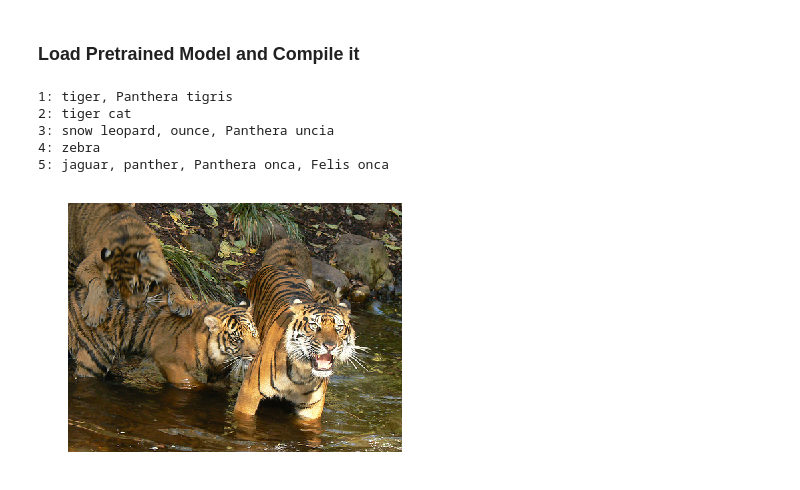
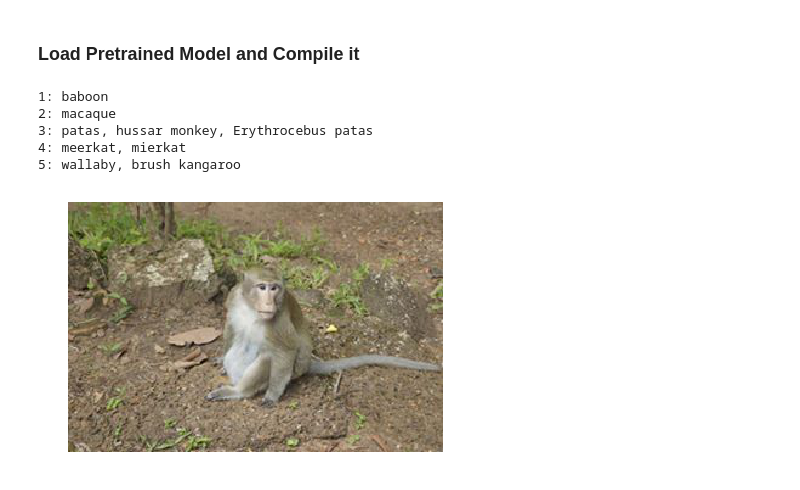
Before and after one commit to simonseo/machine_learning, a Jupyter notebook: Keras_VGG_Trained.ipynb, the cells around one changed output. Saved outputs shown, nothing was run; the diff lists cells and outputs as text; code cells hidden in the pictures.

```diff
--- a/Keras_VGG_Trained.ipynb
+++ b/Keras_VGG_Trained.ipynb
@@ -118,23 +118,23 @@ model.compile(optimizer=sgd, loss='categorical_crossentropy')
 # %%
 # You can replace it with # 1) an image from ImageNet dataset (http://image-net.org/explore) or
 # 2) your own picture (but remember the model only knows 1000 classes!)
 # Either web link or local file will work
 # path_to_image = 'http://cs.stanford.edu/people/karpathy/ilsvrc/val/ILSVRC2012_val_00040003.JPEG'
-path_to_image = "http://farm3.static.flickr.com/2200/2126087549_02dcb134fd.jpg"
+path_to_image = "https://fb-s-c-a.akamaihd.net/h-ak-fbx/v/t1.0-0/p206x206/389366_378785562178364_1099577373_n.jpg?oh=0d82f5579d8a53d0d8bd5089abeb29fb&oe=59BEBEA8&__gda__=1500914366_0ceb065b7c8fccf94ccb12d5d9cb0b4a"
 io.imshow(io.imread(path_to_image)) # display the image
 plt.axis('off') # do not show x/y axis
 
 # Use pretrained model to do prediction and output the results
 top5_index = classify(path_to_image, model)
 top5_name = getImageLabel(top5_index)
 for i, name in enumerate(top5_name):
     print("{0}: {1}".format(i+1, name))
 
 # ignore warnings about precision loss, if any
 # %% [output]
-1: tiger, Panthera tigris
-2: tiger cat
-3: snow leopard, ounce, Panthera uncia
-4: zebra
-5: jaguar, panther, Panthera onca, Felis onca
+1: baboon
+2: macaque
+3: patas, hussar monkey, Erythrocebus patas
+4: meerkat, mierkat
+5: wallaby, brush kangaroo
-[figure, old version]
+[figure, new version]
```
Also changed, not shown: parts of 1 cell of this notebook, 1 other file.
